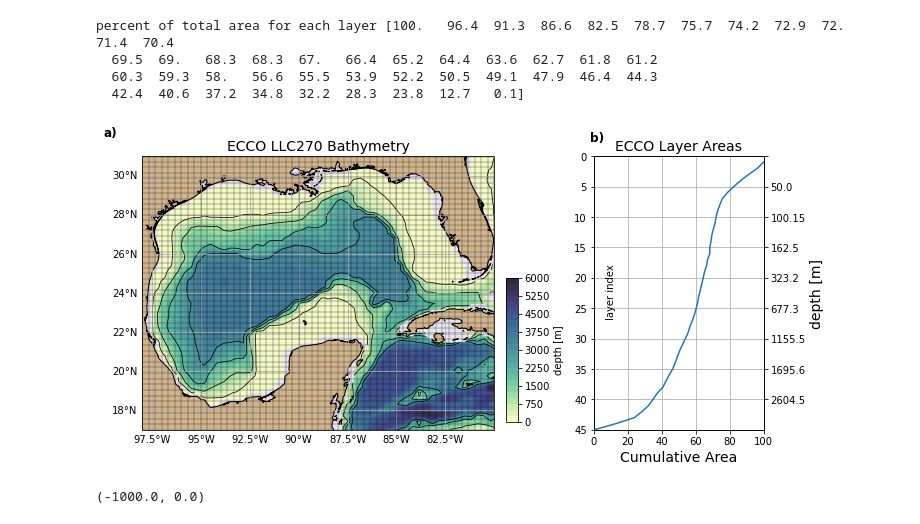
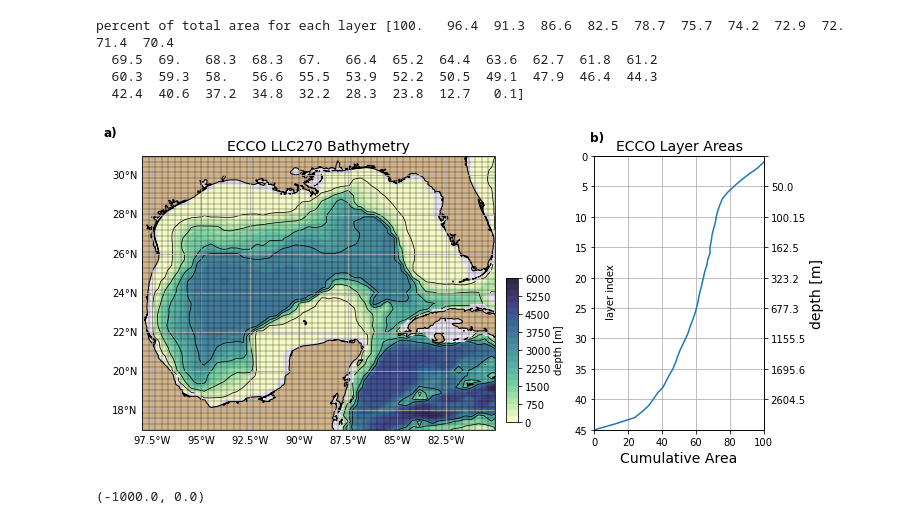
Before and after one commit to jakesteinberg/nasa_ostst, a Jupyter notebook: landerer.ipynb, the cells around one changed output. Cells and saved outputs as stored; diff of their text form; code cells hidden in the pictures.

```diff
--- a/landerer.ipynb
+++ b/landerer.ipynb
@@ -144,12 +152,10 @@ ster = ster_a_detrend.where(ecco_monthly_ds.hFacC.isel(tile=tile_num,k=0) !=0, n
 # rho_a_detrend = rho_a - rho_a_trend
 # rho = rho_a_detrend.where(ecco_monthly_ds.hFacC.isel(tile=tile_num,k=0) !=0, np.nan)
 # %%
-lon_w = -98; lon_e = -78;
-lat_s = 17; lat_n = 33;
+lon_w = -98; lon_e = -78; lat_s = 17; lat_n = 33;
 colMap = plt.get_cmap('RdBu_r')
 cmin = 0.0030186245502099134 - 0.01
 cmax = 0.0030186245502099134 + 0.01
-
 ocean_mask = np.ceil(ecco_monthly_ds.hFacC[0])
 ocean_mask = ocean_mask.where(ocean_mask==1, np.nan)
 
@@ -166,12 +172,9 @@ ax.contour(lons, lats, skill, [0.65], linewidths=1, colors='#ffff00', transform=
 ax.add_feature(cartopy.feature.LAND, color='#D2B48C',zorder=1); ax.coastlines()
 gl = ax.gridlines(draw_labels=True); gl.xlabels_top = False; gl.ylabels_right = False;
 ax.set_xlim([lon_w, lon_e]); ax.set_ylim([lat_s, lat_n])
-ax.set_facecolor('#D3D3D3')
-# ax.set_xticks([-95,-90,-85,-80])
-ax.grid();
+ax.set_facecolor('#D3D3D3'); ax.grid(); # ax.set_xticks([-95,-90,-85,-80])
 ax.set_title(r'ECCO: SLA ($\zeta$) Trend (2008-2017)',fontsize=15)
-ax.set_xlabel('Longitude',fontsize=14)
-ax.set_ylabel('Latitude',fontsize=14)
+ax.set_xlabel('Longitude',fontsize=14); ax.set_ylabel('Latitude',fontsize=14)
 
 cc = ax2.pcolor(lons, lats, pobp.polyfit_coefficients.sel(tile=tile_num,degree=1)*1e9*60*60*24*365/g/rho0, transform=ccrs.PlateCarree(),cmap=colMap,vmin=cmin,vmax=cmax);
 ax2.contour(lons, lats, dep.isel(tile=tile_num), [150], linewidths=0.75, colors='k', transform=ccrs.PlateCarree())
@@ -179,8 +182,7 @@ ax2.contour(lons, lats, dep.isel(tile=tile_num), [1000], linewidths=0.75, colors
 ax2.add_feature(cartopy.feature.LAND, color='#D2B48C',zorder=1); ax2.coastlines()
 gl = ax2.gridlines(draw_labels=True); gl.xlabels_top = False; gl.ylabels_right = False;
 ax2.set_xlim([lon_w, lon_e]); ax2.set_ylim([lat_s, lat_n])
-ax2.set_facecolor('#D3D3D3')
-ax2.grid();
+ax2.set_facecolor('#D3D3D3'); ax2.grid();
 ax2.set_title(r'ECCO: OBP ($\zeta_b$) Trend',fontsize=15)
 
 pes = pster.polyfit_coefficients.sel(degree=1)*1e9*60*60*24*365/g/rho0
@@ -190,17 +192,16 @@ ax3.contour(lons, lats, dep.isel(tile=tile_num), [1000], linewidths=0.75, colors
 ax3.add_feature(cartopy.feature.LAND, color='#D2B48C',zorder=1); ax3.coastlines()
 gl = ax3.gridlines(draw_labels=True); gl.xlabels_top = False; gl.ylabels_right = False;
 ax3.set_xlim([lon_w, lon_e]); ax3.set_ylim([lat_s, lat_n])
-ax3.set_facecolor('#D3D3D3')
-ax3.grid();
-ax3.set_title(r'ECCO: Steric Height ($\zeta_s$) Trend',fontsize=15)
+ax3.set_facecolor('#D3D3D3'); ax3.grid();
+ax3.set_title(r'ECCO: Steric Height ($\zeta_{\rho}$) Trend',fontsize=15)
 
 cbpos = [0.93, 0.2, 0.015, 0.6]; cax = f.add_axes(cbpos);
 cb = f.colorbar(cc, cax=cax, orientation='vertical', extend='neither', label='m / yr', ticks=[-0.005,-0.0025,0,0.003018,0.005,0.0075,0.01])
 cb.set_ticklabels(['-0.005','-0.0025','0','0.00302','0.005','0.0075','0.01'])
 ax.text(lon_w-3,lat_n+1.5,'a)',fontsize=13,fontweight='bold')
-ax2.text(lon_w-3,lat_n+1.5,'b)',fontsize=13,fontweight='bold')
-ax3.text(lon_w-3,lat_n+1.5,'c)',fontsize=13,fontweight='bold')
-f.savefig('/Users/jakesteinberg/Documents/NASA_OSTST/manuscript/figures/ecco_ssh_obp_ster_scb.jpg', dpi=250)
+ax2.text(lon_w-3,lat_n+1.5,'c)',fontsize=13,fontweight='bold')
+ax3.text(lon_w-3,lat_n+1.5,'b)',fontsize=13,fontweight='bold')
+f.savefig('/Users/jakesteinberg/Documents/NASA_OSTST/meetings/2022_07_07/ecco_ssh_obp_ster_scb.jpg', dpi=250)
 # %% [output]
 [figure]
 # %%
@@ -214,11 +212,9 @@ pes[np.where(pes < -0.0026)]
 array([], dtype=float64)
 # %%
 # show correspondence between SLA, OBP, and steri height as a function of depth
-lon_w = -98; lon_e = -80;
-lat_s = 17; lat_n = 31;
+lon_w = -98; lon_e = -80; lat_s = 17; lat_n = 31;
 skill = 1 - ((s_press.isel(tile=tile_num) - (ster)).var(dim='time')) / \
              ((s_press.isel(tile=tile_num)).var(dim='time'))
-
 colMap = plt.get_cmap('plasma');
 f, ax = plt.subplots(1,1,figsize=(6,4), subplot_kw={'projection':ccrs.PlateCarree(central_longitude=0)})
 cc =ax.pcolor(lons, lats, skill, transform=ccrs.PlateCarree(),cmap=colMap,vmin=0,vmax=1); ax.grid();
@@ -244,8 +240,7 @@ gulf_mask = xr.DataArray(
         XC=(["j","i"], ecco_monthly_ds.XC.isel(tile=tile_num).data), YC=(["j","i"], ecco_monthly_ds.YC.isel(tile=tile_num).data),
     ),
 )
-lon_w = -98; lon_e = -80;
-lat_s = 17; lat_n = 31;
+lon_w = -98; lon_e = -80; lat_s = 17; lat_n = 31;
 gulf_mask = gulf_mask.where(lons > lon_w, np.nan)
 gulf_mask = gulf_mask.where(lons < lon_e, np.nan)
 gulf_mask = gulf_mask.where(lats > lat_s, np.nan)
@@ -430,39 +427,37 @@ colMap = cmo.cm.deep;
 colMap.set_over(color=colMap(1));
 Kc = ax.contourf(lons,lats,dep.isel(tile=tile_num), levels=np.arange(0,6250,250), vmin=0, vmax=6250, cmap=colMap, transform=ccrs.PlateCarree()); # levels=np.arange(0,4750,250),
 ax.plot(ecco_monthly_ds.XG.isel(tile=tile_num), ecco_monthly_ds.YG.isel(tile=tile_num),'k-', linewidth=0.3, transform=ccrs.PlateCarree())
 ax.plot(ecco_monthly_ds.XG.isel(tile=tile_num).T, ecco_monthly_ds.YG.isel(tile=tile_num).T,'k-', linewidth=0.3, transform=ccrs.PlateCarree())
 ax.contour(lons, lats, dep.isel(tile=tile_num), [150], linewidths=0.75, colors='k', transform=ccrs.PlateCarree())
 ax.contour(lons, lats, dep.isel(tile=tile_num), [1000], linewidths=0.75, colors='k', transform=ccrs.PlateCarree())
 ax.contour(lons, lats, dep.isel(tile=tile_num), [2000], linewidths=0.75, colors='k', transform=ccrs.PlateCarree())
 ax.contour(lons, lats, dep.isel(tile=tile_num), [3000], linewidths=0.75, colors='k', transform=ccrs.PlateCarree())
 ax.add_feature(cartopy.feature.LAND, color='#D2B48C',zorder=1); ax.coastlines()
 gl = ax.gridlines(draw_labels=True); gl.xlabels_top = False; gl.ylabels_right = False;
 ax.set_facecolor('#e8e4f2'); # ax.set_facecolor('#8EF7F7');
 ax.set_xlim([lon_w, lon_e]); ax.set_ylim([lat_s, lat_n])
 cbpos = [0.585, 0.15, 0.015, 0.4]; cax = fig.add_axes(cbpos);
 cb = f.colorbar(Kc, cax=cax, orientation='vertical', label='depth [m]')
 ax.set_title('ECCO LLC270 Bathymetry', fontsize=14)
 
 ax2.plot(np.round(100*(AAi.data/gulf_area),1),np.arange(1,len(AAi)+1))
 ax2.grid();
 ax2.text(7,26.5,'layer index',fontsize=10,rotation=90);
 ax2.set_xlabel('Cumulative Area',fontsize=14);
 ax2.set_ylim([0,45]); ax2.invert_yaxis();
 ax3 = ax2.twinx()
 # ax2.plot(np.round(100*(AAi.data/gulf_area),1),imast)
 ax3.set_yticks(np.arange(0,1,1/9))
 ax3.set_yticklabels(['',str(imast[4]),str(imast[9]),str(np.round(imast[14],1)),str(np.round(imast[19],1)),\
                      str(np.round(imast[24],1)),\
                     str(np.round(imast[29],1)),str(np.round(imast[34],1)),str(np.round(imast[39],1))])
 ax3.invert_yaxis(); ax3.set_ylabel('depth [m]',fontsize=14)
-ax2.set_title('ECCO Layer Areas',fontsize=14)
-ax2.set_xlim([0,100])
+ax2.set_title('ECCO Layer Areas',fontsize=14); ax2.set_xlim([0,100])
 ax.text(lon_w-2,lat_n+1,'a)',fontsize=12,fontweight='bold')
-ax2.text(-2.5,-2.5,'b)',fontsize=12,fontweight='bold')
-# ax.grid()
-fig.savefig('/Users/jakesteinberg/Documents/NASA_OSTST/manuscript/figures/ecco_bathy.jpg', dpi=250)
+ax2.text(-2.5,-2.5,'b)',fontsize=12,fontweight='bold'); ax.grid()
+# fig.savefig('/Users/jakesteinberg/Documents/NASA_OSTST/manuscript/figures/ecco_bathy.jpg', dpi=250)
 # %% [output]
-[figure, old version]
+[figure, new version]
 # %%
 rho_ECCO_0 = ds_den_r*gulf_mask
 rho_ECCO_1 = ds_den_r.mean(dim=['j','i'])
```
Also changed, not shown: parts of 19 cells of this notebook, 4 other files.
